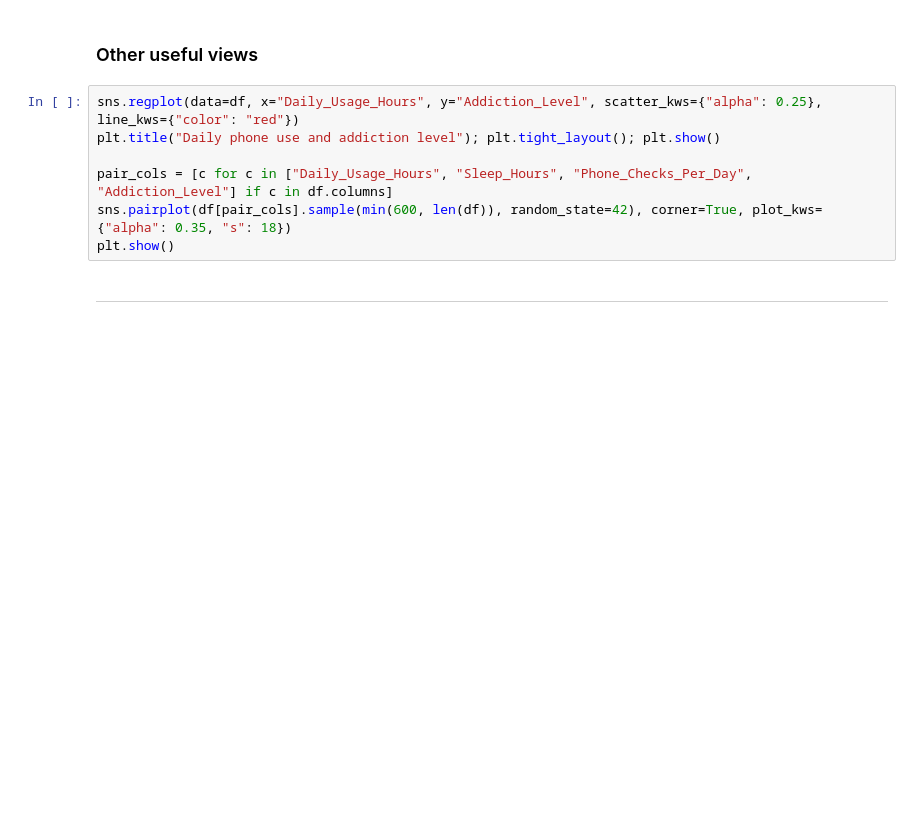
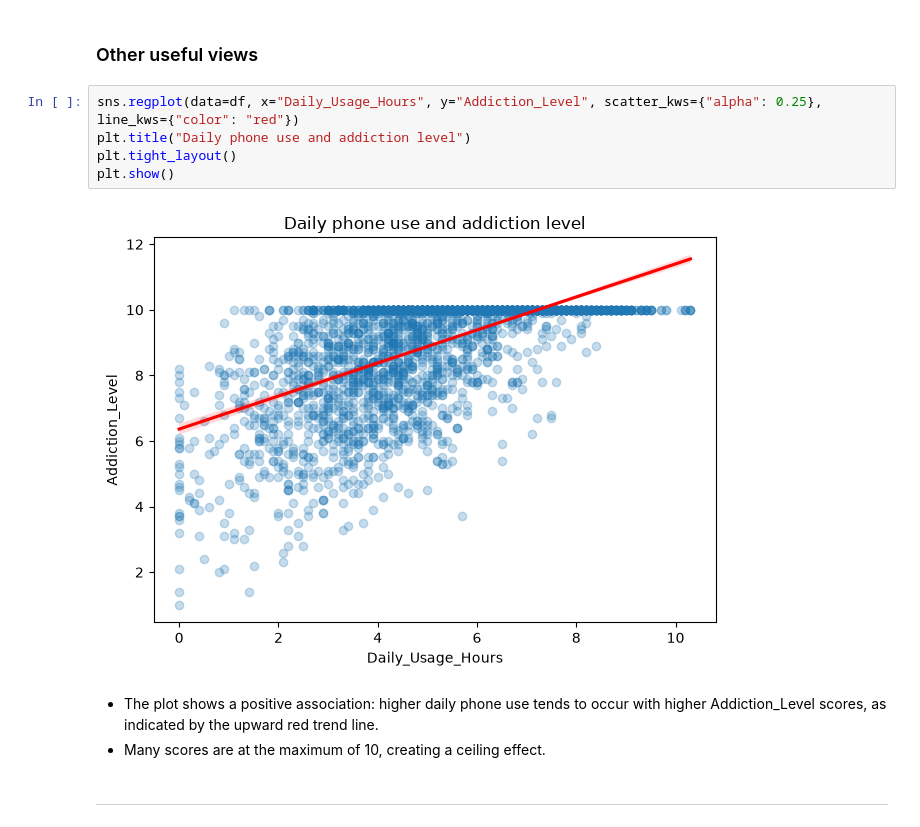
Before and after one commit to nandinidhir22-sudo/eda2, a Jupyter notebook: ph_addiction/phone_addiction_eda.ipynb, the cells around one changed output. Saved outputs shown, nothing was run; the diff lists cells and outputs as text; blank space fills up the shorter version.

```diff
--- a/ph_addiction/phone_addiction_eda.ipynb
+++ b/ph_addiction/phone_addiction_eda.ipynb
@@ -188,11 +307,14 @@ display(corr["Addiction_Level"].drop("Addiction_Level").sort_values(ascending=Fa
 ### Other useful views
 # %%
 sns.regplot(data=df, x="Daily_Usage_Hours", y="Addiction_Level", scatter_kws={"alpha": 0.25}, line_kws={"color": "red"})
-plt.title("Daily phone use and addiction level"); plt.tight_layout(); plt.show()
-
-pair_cols = [c for c in ["Daily_Usage_Hours", "Sleep_Hours", "Phone_Checks_Per_Day", "Addiction_Level"] if c in df.columns]
-sns.pairplot(df[pair_cols].sample(min(600, len(df)), random_state=42), corner=True, plot_kws={"alpha": 0.35, "s": 18})
+plt.title("Daily phone use and addiction level")
+plt.tight_layout()
 plt.show()
+# %% [output]
+[figure, added]
+# %% [markdown]
+- The plot shows a positive association: higher daily phone use tends to occur with higher Addiction_Level scores, as indicated by the upward red trend line.
+- Many scores are at the maximum of 10, creating a ceiling effect.
 # %% [markdown]
 ---------------------
 # %% [markdown]
```
Also changed, not shown: parts of 23 cells of this notebook.
